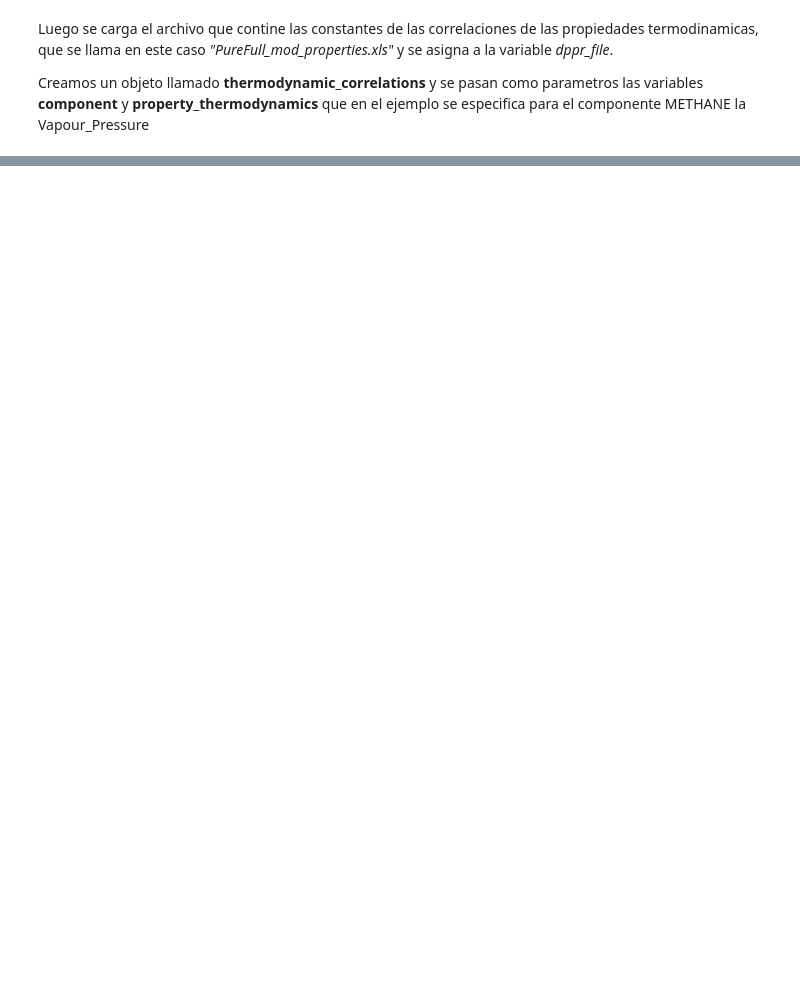
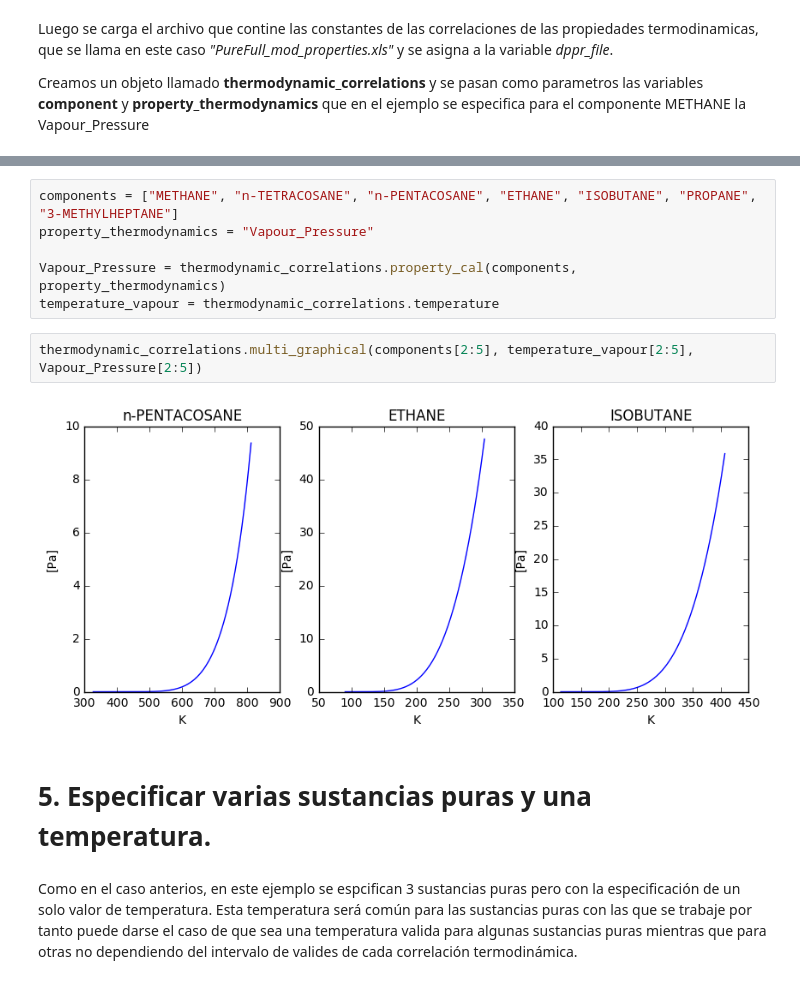
Before and after one commit to pysg/pyther, a Jupyter notebook: thermodynamic_correlations.ipynb, the cells around one changed output, grey strips where cells are left out. Cells and saved outputs as stored; diff of their text form; blank space fills up the shorter version.

```diff
--- a/thermodynamic_correlations.ipynb
+++ b/thermodynamic_correlations.ipynb
@@ -87,3 +167,17 @@ thermodynamic_correlations.graphical(temperature_vapour, Vapour_Pressure, proper
+# %%
+components = ["METHANE", "n-TETRACOSANE", "n-PENTACOSANE", "ETHANE", "ISOBUTANE", "PROPANE", "3-METHYLHEPTANE"]
+property_thermodynamics = "Vapour_Pressure"
+
+Vapour_Pressure = thermodynamic_correlations.property_cal(components, property_thermodynamics)
+temperature_vapour = thermodynamic_correlations.temperature
+# %%
+thermodynamic_correlations.multi_graphical(components[2:5], temperature_vapour[2:5], Vapour_Pressure[2:5])
+# %% [output]
+[figure, added]
+# %% [markdown]
+# 5. Especificar varias sustancias puras y una temperatura.
+# %% [markdown]
+Como en el caso anterios, en este ejemplo se espcifican 3 sustancias puras pero con la especificación de un solo valor de temperatura. Esta temperatura será común para las sustancias puras con las que se trabaje por tanto puede darse el caso de que sea una temperatura valida para algunas sustancias puras mientras que para otras no dependiendo del intervalo de valides de cada correlación termodinámica.
 # %%
 dppr_file = "PureFull_mod_properties.xls"
 
```
Also changed, not shown: parts of 53 cells of this notebook, 1 other file.
